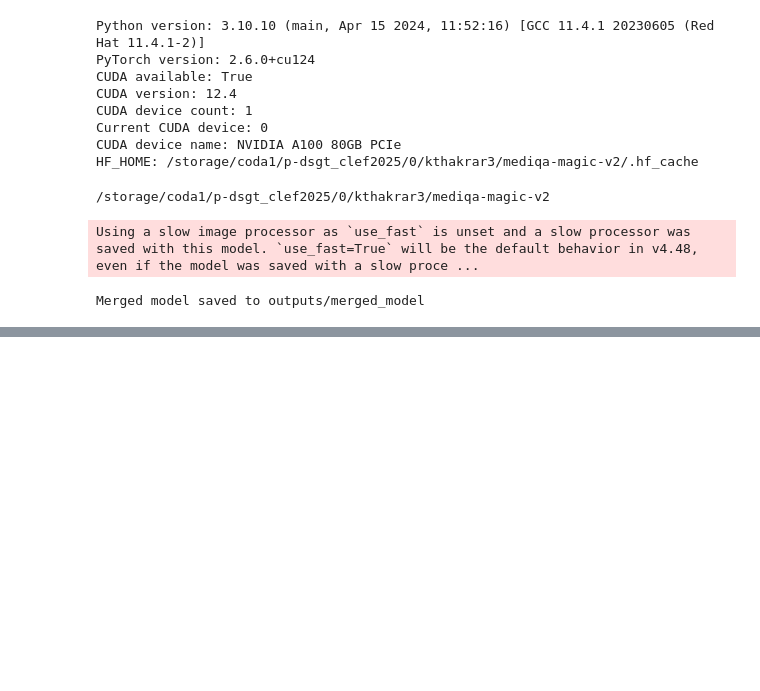
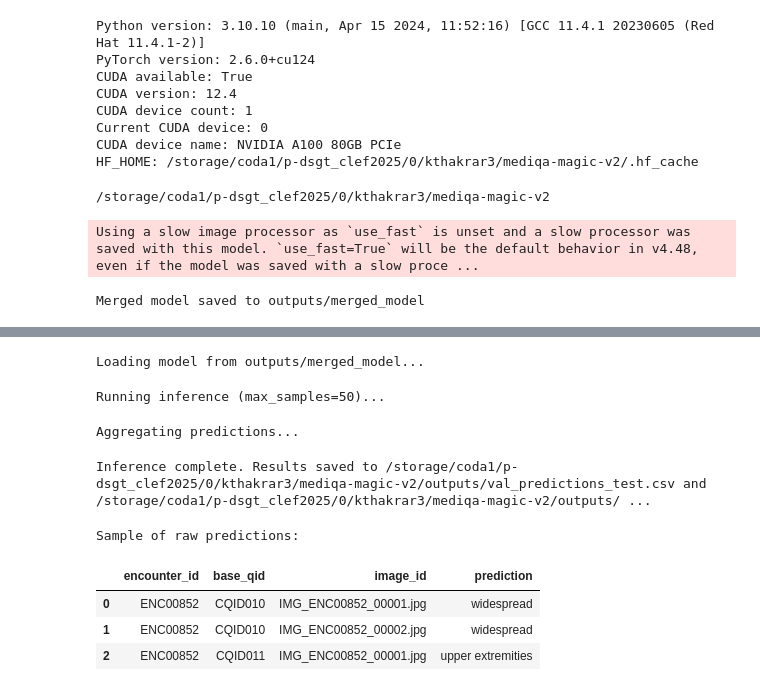
Before and after one commit to karishmathakrar/arc-mediqa-magic-2025, a Jupyter notebook: 02-model-finetuning-with-inference.ipynb, the cells around one changed output, grey strips where cells are left out. Saved outputs shown, nothing was run; the diff lists cells and outputs as text; code cells hidden in the pictures; blank space fills up the shorter version.

Commit message:
Evaluation added/working with appropriate data formats

```diff
--- a/02-model-finetuning-with-inference.ipynb
+++ b/02-model-finetuning-with-inference.ipynb
@@ -1190,0 +1245,44 @@ args.max_samples = None  # No limit on samples
+# %%
+# Load model and run inference
+print(f"Loading model from {args.model_path}...")
+inference = MedicalImageInference(args.model_path)
+
+# Run inference on processed data
+predictions_file = os.path.join(OUTPUT_DIR,
+                               f"val_predictions{'_test' if args.test else ''}.csv")
+print(f"Running inference (max_samples={args.max_samples if args.max_samples else 'all'})...")
+predictions_df = inference.batch_predict(processed_val_dir, predictions_file, max_samples=args.max_samples)
+# %% [output]
+Loading model from outputs/merged_model...
+Running inference (max_samples=50)...
+# %%
+# Aggregate predictions
+print("Aggregating predictions...")
+
+# Load the validation dataset
+val_dataset = pd.read_csv(os.path.join(OUTPUT_DIR, "val_dataset.csv"))
+
+# Run the inference
+
+# Aggregate predictions with options_en
+aggregated_df = inference.aggregate_predictions(predictions_df, validation_df=val_dataset)
+
+# Save aggregated results
+aggregated_file = os.path.join(OUTPUT_DIR,
+                              f"aggregated_predictions{'_test' if args.test else ''}.csv")
+aggregated_df.to_csv(aggregated_file, index=False)
+
+print(f"Inference complete. Results saved to {predictions_file} and {aggregated_file}")
+# %% [output]
+Aggregating predictions...
+Inference complete. Results saved to /storage/coda1/p-dsgt_clef2025/0/kthakrar3/mediqa-magic-v2/outputs/val_predictions_test.csv and /storage/coda1/p-dsgt_clef2025/0/kthakrar3/mediqa-magic-v2/outputs/ ...
+# %%
+# Print sample of predictions for inspection
+print("\nSample of raw predictions:")
+predictions_df.head(3)
+# %% [output]
+Sample of raw predictions:
+|  | encounter_id | base_qid | image_id | prediction |
+| 0 | ENC00852 | CQID010 | IMG_ENC00852_00001.jpg | widespread |
+| 1 | ENC00852 | CQID010 | IMG_ENC00852_00002.jpg | widespread |
+| 2 | ENC00852 | CQID011 | IMG_ENC00852_00001.jpg | upper extremities |
```
Also changed, not shown: parts of 26 cells of this notebook, 1 other file.
